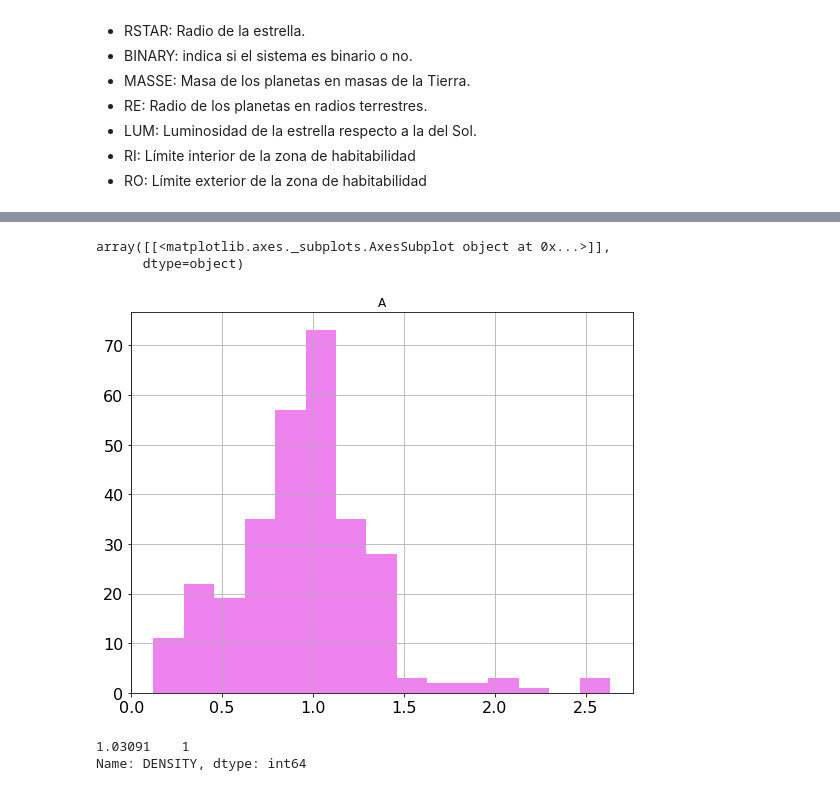
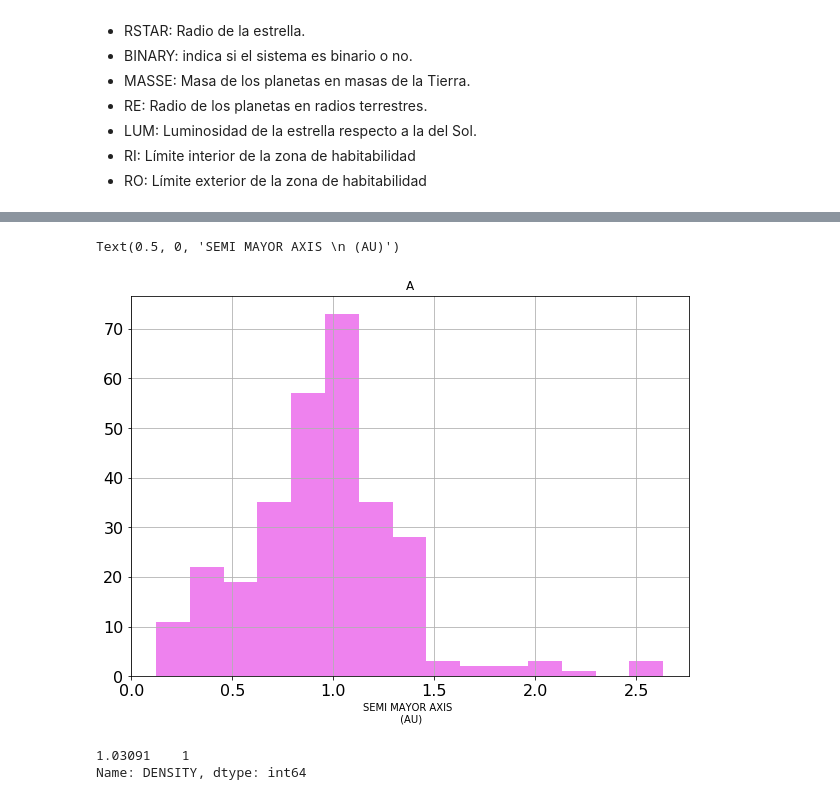
Before and after one commit to AndreDaniTorres/DanielaAndrea_TorresGomez, a Jupyter notebook: Tarea_4/Tarea4.ipynb, the cells around one changed output, grey strips where cells are left out. Cells and saved outputs as stored; diff of their text form; code cells hidden in the pictures.

```diff
--- a/Tarea_4/Tarea4.ipynb
+++ b/Tarea_4/Tarea4.ipynb
@@ -164,11 +170,12 @@ exo_habit.plot(kind='scatter',x='MSTAR',y='A',color='blue', fontsize =16, figsiz
 # %%
 #Distribucion orbital de los planetas (histograma)
 
-exo_habit.hist(column='A', figsize=(9,7), bins=15, color="violet", xlabelsize =16, ylabelsize=16)
+fig, ax = plt.subplots(figsize=(10,7))
+exo_habit.hist(column='A', bins=15, color="violet", xlabelsize =16,ax=ax, ylabelsize=16)
+ax.xaxis.set_label_text('SEMI MAYOR AXIS \n (AU)')
 # %% [output]
-array([[<matplotlib.axes._subplots.AxesSubplot object at 0x...>]],
-      dtype=object)
+Text(0.5, 0, 'SEMI MAYOR AXIS \n (AU)')
-[figure, old version]
+[figure, new version]
 # %%
 #planeta con densidad conocida en la zona de habitabilidad
 exo_habit['DENSITY'].value_counts()
```
Also changed, not shown: parts of 3 cells of this notebook.
